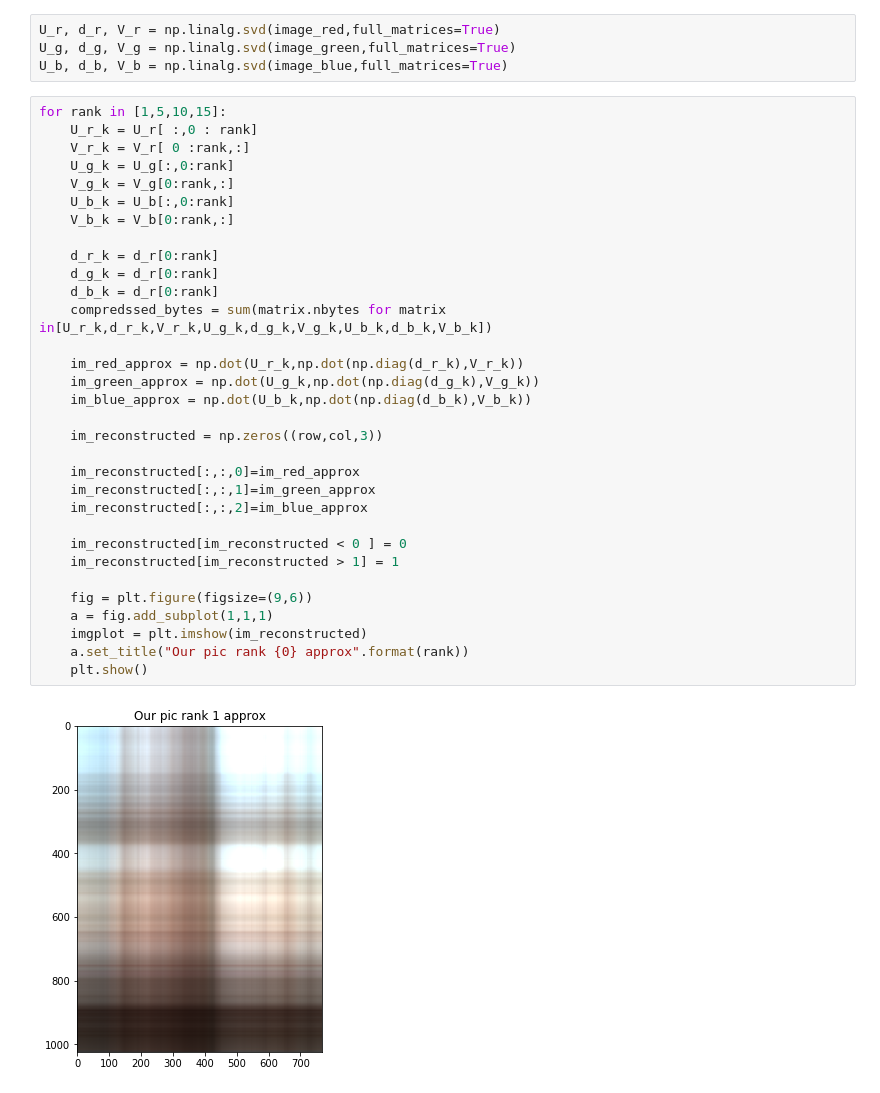
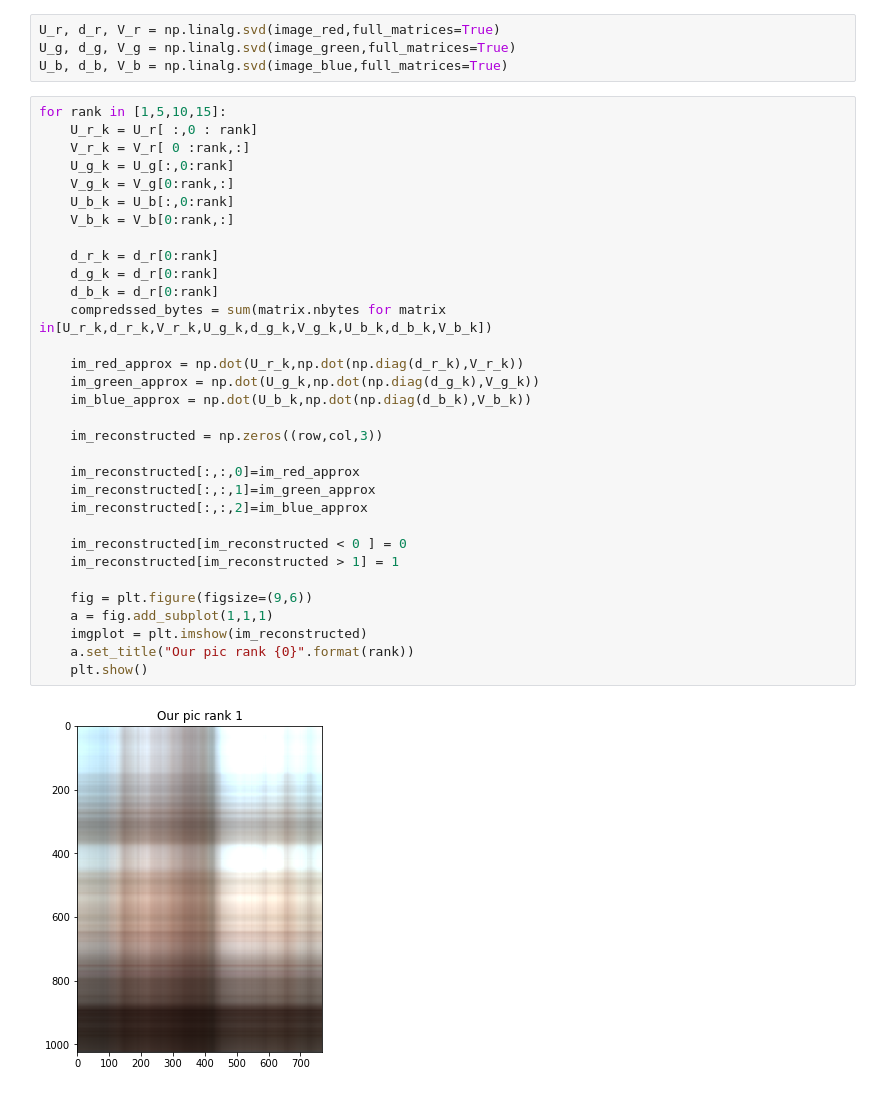
Before and after one commit to Demirrr/Fundamentals, a Jupyter notebook: SVD/Understanding SVD.ipynb, the cells around one changed output. Cells and saved outputs as stored; diff of their text form.

```diff
--- a/SVD/Understanding SVD.ipynb
+++ b/SVD/Understanding SVD.ipynb
@@ -256,32 +235,32 @@ for rank in [1,5,10,15]:
     U_r_k = U_r[ :,0 : rank]
     V_r_k = V_r[ 0 :rank,:]
     U_g_k = U_g[:,0:rank]
     V_g_k = V_g[0:rank,:]
     U_b_k = U_b[:,0:rank]
     V_b_k = V_b[0:rank,:]
 
     d_r_k = d_r[0:rank]
     d_g_k = d_r[0:rank]
     d_b_k = d_r[0:rank]
     compredssed_bytes = sum(matrix.nbytes for matrix in[U_r_k,d_r_k,V_r_k,U_g_k,d_g_k,V_g_k,U_b_k,d_b_k,V_b_k])
 
     im_red_approx = np.dot(U_r_k,np.dot(np.diag(d_r_k),V_r_k))
     im_green_approx = np.dot(U_g_k,np.dot(np.diag(d_g_k),V_g_k))
     im_blue_approx = np.dot(U_b_k,np.dot(np.diag(d_b_k),V_b_k))
 
     im_reconstructed = np.zeros((row,col,3))
 
     im_reconstructed[:,:,0]=im_red_approx
     im_reconstructed[:,:,1]=im_green_approx
     im_reconstructed[:,:,2]=im_blue_approx
 
     im_reconstructed[im_reconstructed < 0 ] = 0
     im_reconstructed[im_reconstructed > 1] = 1
 
     fig = plt.figure(figsize=(9,6))
     a = fig.add_subplot(1,1,1)
     imgplot = plt.imshow(im_reconstructed)
-    a.set_title("Our pic rank {0} approx".format(rank))
+    a.set_title("Our pic rank {0}".format(rank))
     plt.show()
 # %% [output]
-[figure, old version]
+[figure, new version]
```
Also changed, not shown: parts of 20 cells of this notebook, 1 other file.
